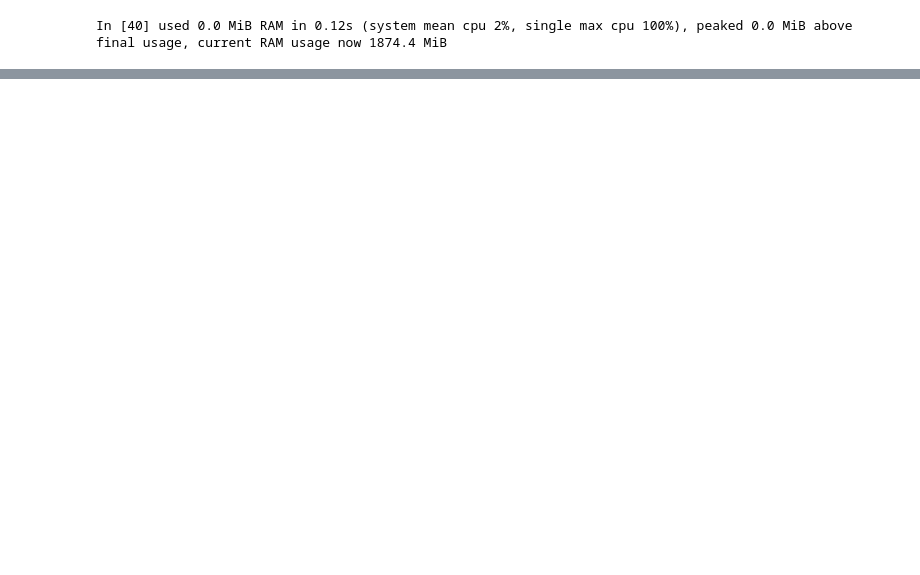
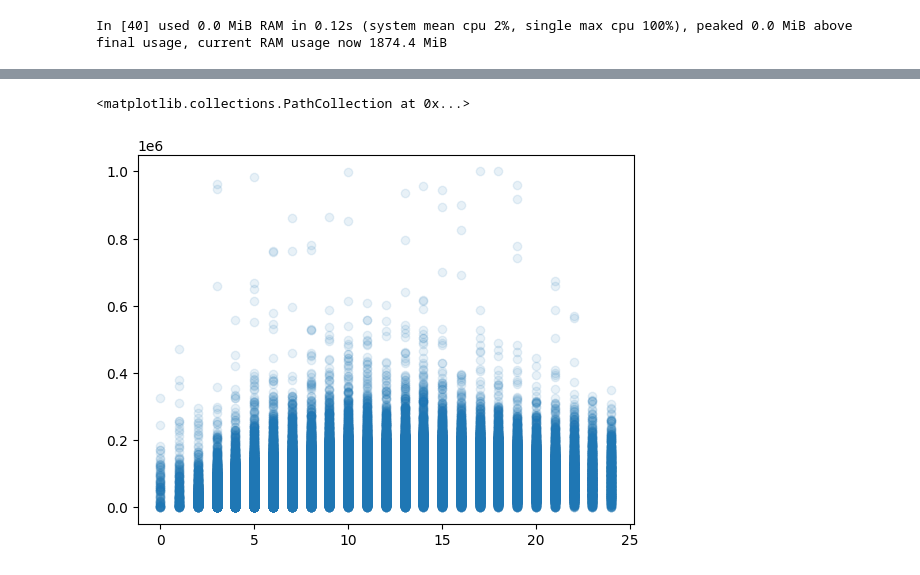
Before and after one commit to ianozsvald/mot_pandas2_polars_dask, a Jupyter notebook: notebooks/20230507_try_polars.ipynb, the cells around one changed output, grey strips where cells are left out. Cells and saved outputs as stored; diff of their text form; code cells hidden in the pictures; blank space fills up the shorter version.

```diff
--- a/notebooks/20230507_try_polars.ipynb
+++ b/notebooks/20230507_try_polars.ipynb
@@ -548,0 +563,13 @@ In [40] used 0.0 MiB RAM in 0.12s (system mean cpu 2%, single max cpu 100%), pea
+# %%
+
+df = df.with_columns([
+    pl.col('test_date').str.strptime(
+        pl.Date,
+        format="%Y-%m-%d", strict=False
+    ).alias("test_date_as_date"),
+    pl.col('first_use_date').str.strptime(
+        pl.Date,
+        format="%Y-%m-%d", strict=False
+    ).alias("first_use_date_as_date")
+])
+df.head()
@@ -548,0 +586,9 @@ In [40] used 0.0 MiB RAM in 0.12s (system mean cpu 2%, single max cpu 100%), pea
+# %%
+# get year from test_date_as_date
+df = df.with_columns([df['test_date_as_date'].dt.year().alias('test_year'),
+                      df['first_use_date_as_date'].dt.year().alias('first_use_year'),
+                     (df['test_year']-df['first_use_year']).alias('years_old')])
+
+#df.head()
+#df = df.with_columns([])
+df.head()
@@ -548,0 +625,3 @@ In [40] used 0.0 MiB RAM in 0.12s (system mean cpu 2%, single max cpu 100%), pea
+# %%
+df_recent = df.filter(pl.col('years_old') < 25).sample(fraction=0.1)
+df_recent.shape
@@ -548,0 +631,5 @@ In [40] used 0.0 MiB RAM in 0.12s (system mean cpu 2%, single max cpu 100%), pea
+# %%
+plt.scatter(x=df_recent['years_old'], y=df_recent['test_mileage'], alpha=0.1)
+# %% [output]
+<matplotlib.collections.PathCollection at 0x...>
+[figure, added]
```
Also changed, not shown: parts of 11 cells of this notebook, 2 other files.
